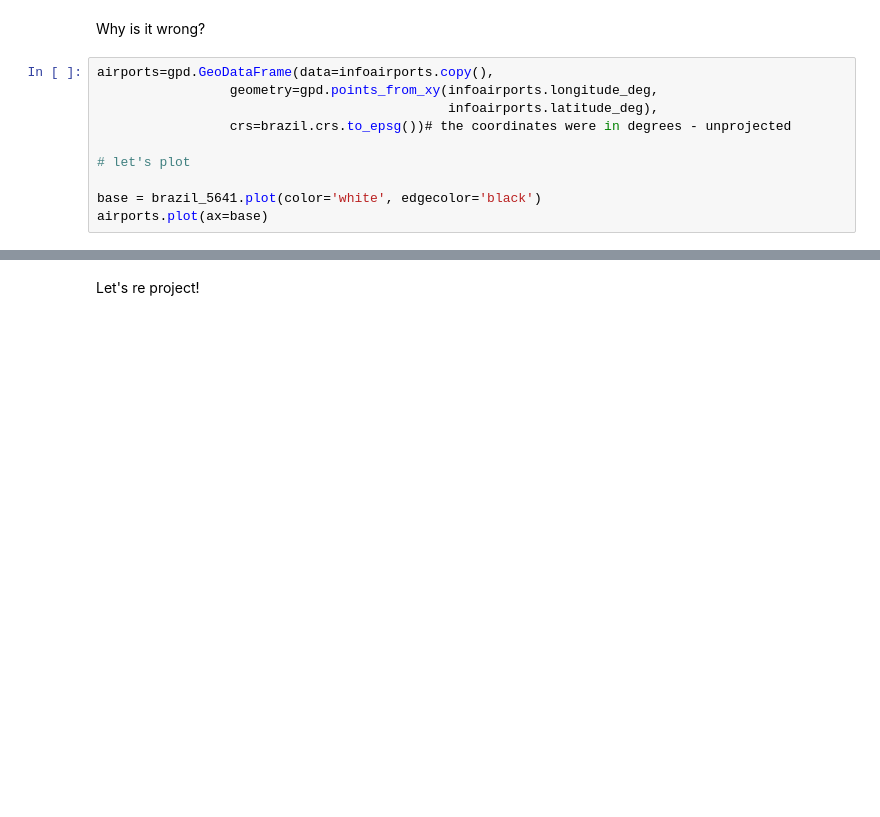
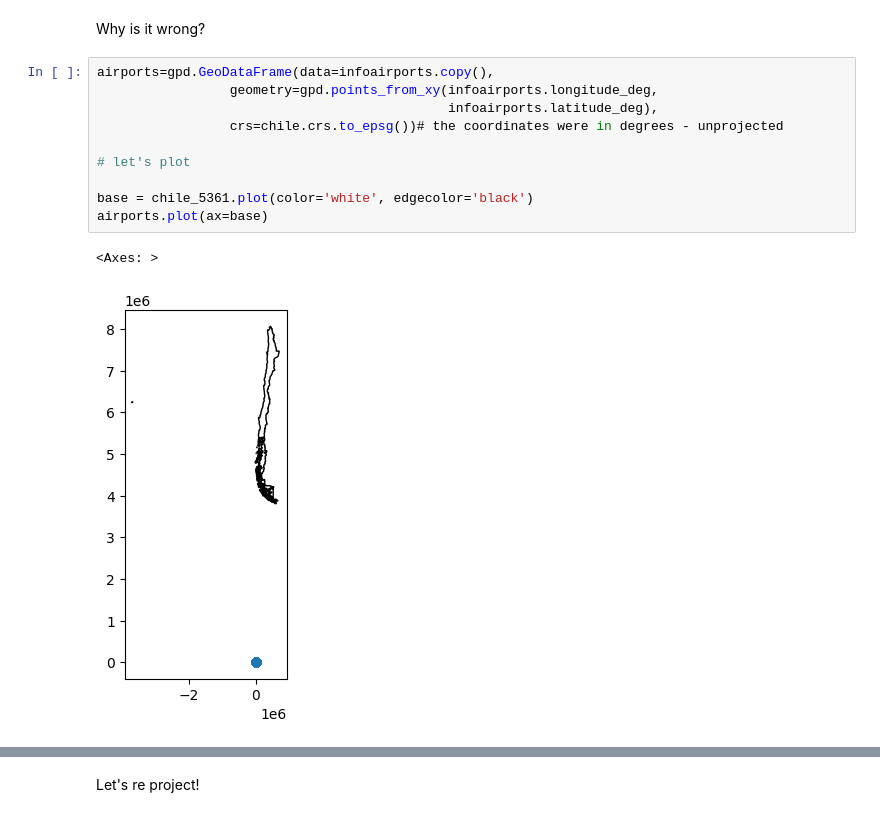
Before and after one commit to AdriMA3/introgeodf, a Jupyter notebook: index.ipynb, the cells around one changed output, grey strips where cells are left out. Drawn from its saved outputs; the diff is of its cells as text; blank space fills up the shorter version.

```diff
--- a/index.ipynb
+++ b/index.ipynb
@@ -333,13 +373,16 @@ Why is it wrong?
 # %%
 airports=gpd.GeoDataFrame(data=infoairports.copy(),
                  geometry=gpd.points_from_xy(infoairports.longitude_deg,
                                              infoairports.latitude_deg),
-                 crs=brazil.crs.to_epsg())# the coordinates were in degrees - unprojected
+                 crs=chile.crs.to_epsg())# the coordinates were in degrees - unprojected
 
 # let's plot
 
-base = brazil_5641.plot(color='white', edgecolor='black')
+base = chile_5361.plot(color='white', edgecolor='black')
 airports.plot(ax=base)
+# %% [output]
+<Axes: >
+[figure, added]
 # %%
 #remember:
 type(airports), type(infoairports)
```
Also changed, not shown: parts of 85 cells of this notebook.
